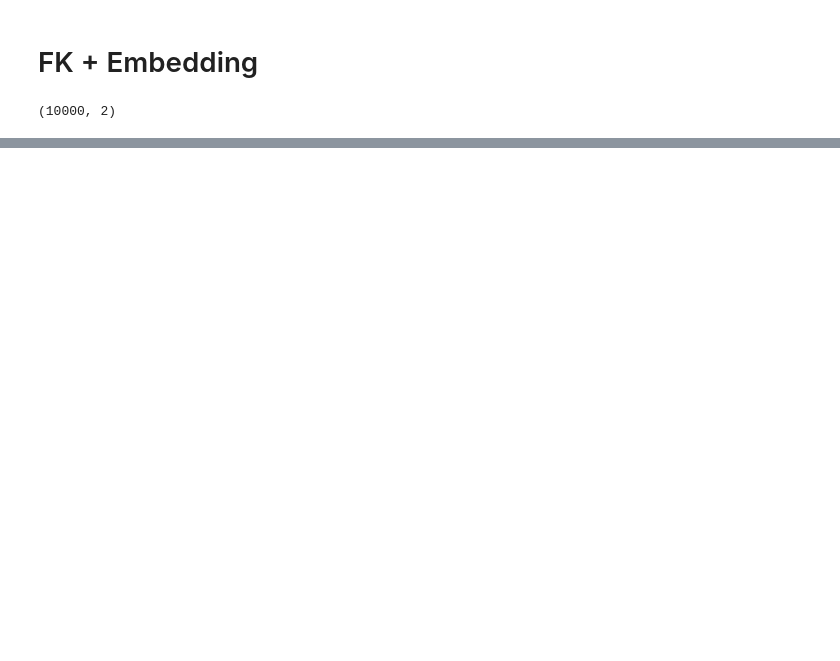
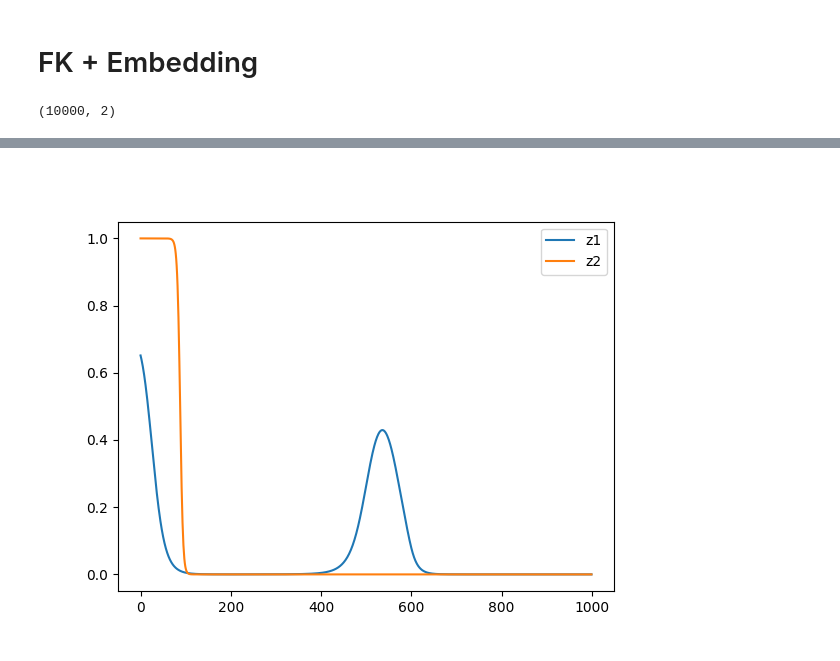
Before and after one commit to Bbosc/GDSOA, a Jupyter notebook: main.ipynb, the cells around one changed output, grey strips where cells are left out. Drawn from its saved outputs; the diff is of its cells as text; code cells hidden in the pictures; blank space fills up the shorter version.

```diff
--- a/main.ipynb
+++ b/main.ipynb
@@ -90,3 +99,12 @@ plt.show()
+# %%
+zeta = np.stack(ds.zeta_logger)
+plt.figure()
+plt.plot(range(zeta.shape[0]), zeta[:, 0], label='z1')
+plt.plot(range(zeta.shape[0]), zeta[:, 1], label='z2')
+plt.legend()
+plt.show()
+# %% [output]
+[figure, added]
 # %%
 embed =np.stack(ds.embedding_logger)
 plt.figure()
```
Also changed, not shown: parts of 16 cells of this notebook, 4 other files.
